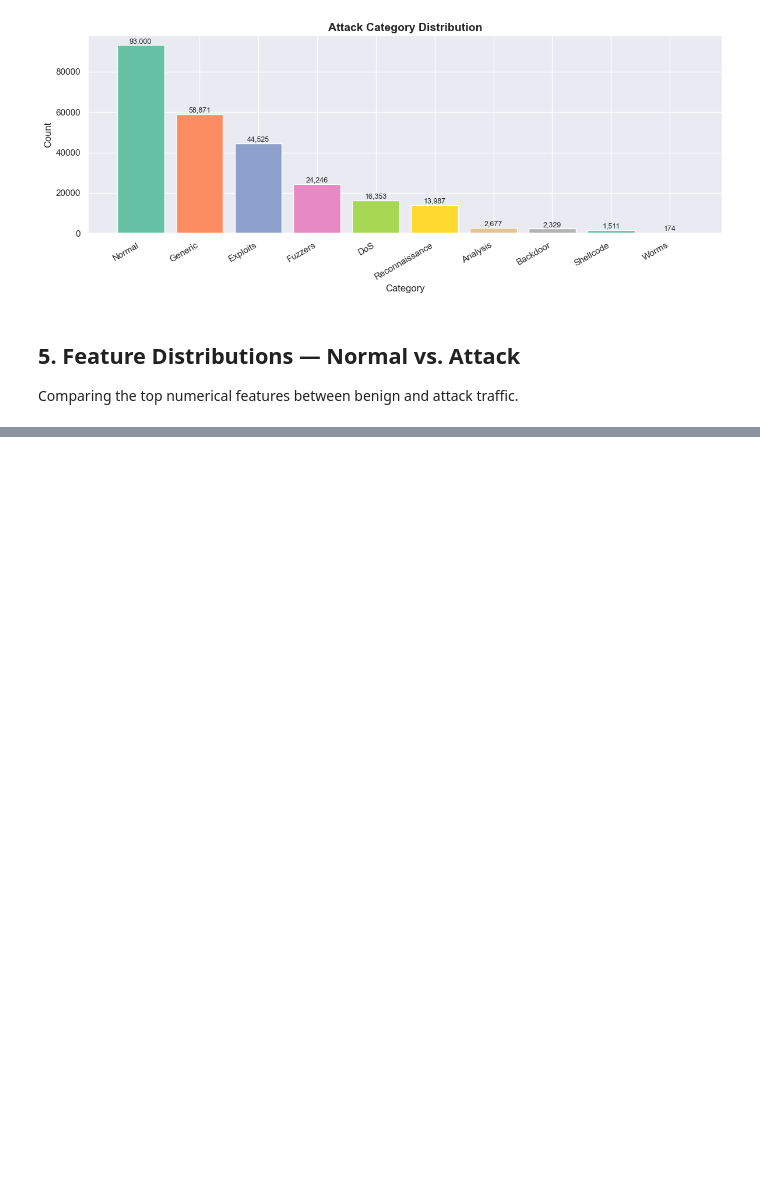
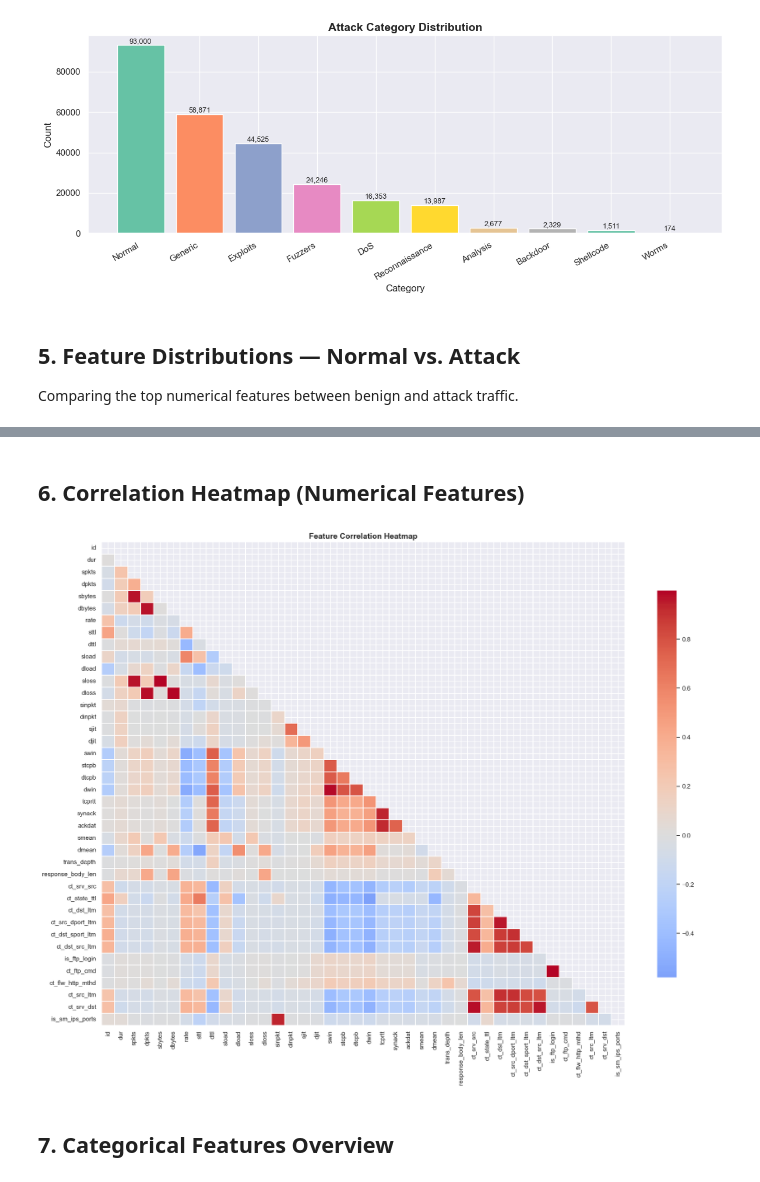
Before and after one commit to Pino-Pirawas/zero-day-hunter, a Jupyter notebook: notebooks/01_eda.ipynb, the cells around one changed output, grey strips where cells are left out. Saved outputs shown, nothing was run; the diff lists cells and outputs as text; code cells hidden in the pictures; blank space fills up the shorter version.

```diff
--- a/notebooks/01_eda.ipynb
+++ b/notebooks/01_eda.ipynb
@@ -216,0 +216,23 @@ KeyError: 'duration'
+# %% [markdown]
+## 6. Correlation Heatmap (Numerical Features)
+# %%
+# Select numerical columns only (excluding label)
+num_cols = df.select_dtypes(include="number").columns.drop("label").tolist()
+
+corr_matrix = df[num_cols].corr()
+
+plt.figure(figsize=(18, 14))
+mask = np.triu(np.ones_like(corr_matrix, dtype=bool))
+
+sns.heatmap(corr_matrix, mask=mask, annot=False, fmt=".1f",
+            cmap="coolwarm", center=0, linewidths=0.3,
+            cbar_kws={"shrink": 0.8})
+
+plt.title("Feature Correlation Heatmap", fontsize=14, fontweight="bold")
+plt.tight_layout()
+plt.savefig("../outputs/figures/01_correlation_heatmap.png", dpi=150, bbox_inches="tight")
+plt.show()
+# %% [output]
+[figure, added]
+# %% [markdown]
+## 7. Categorical Features Overview
```
Also changed, not shown: parts of 4 cells of this notebook.
